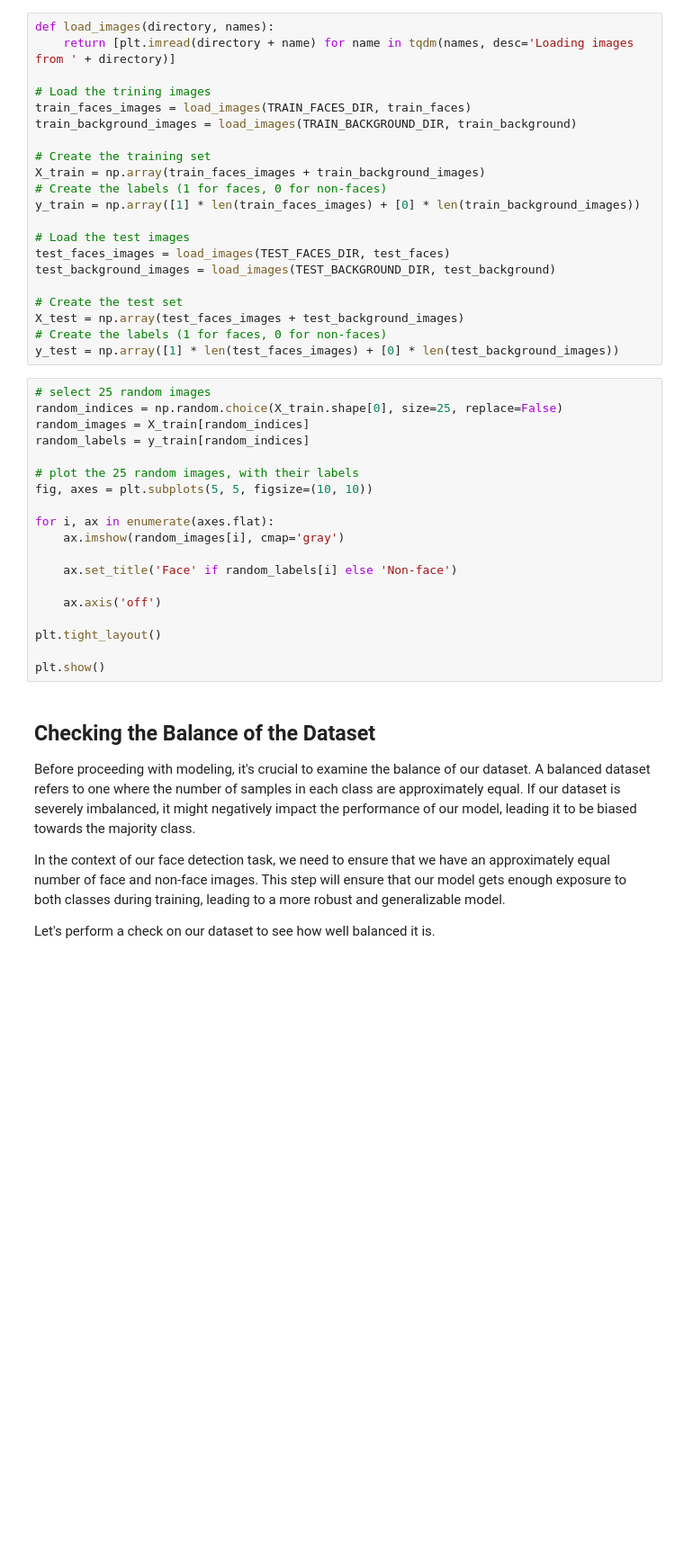
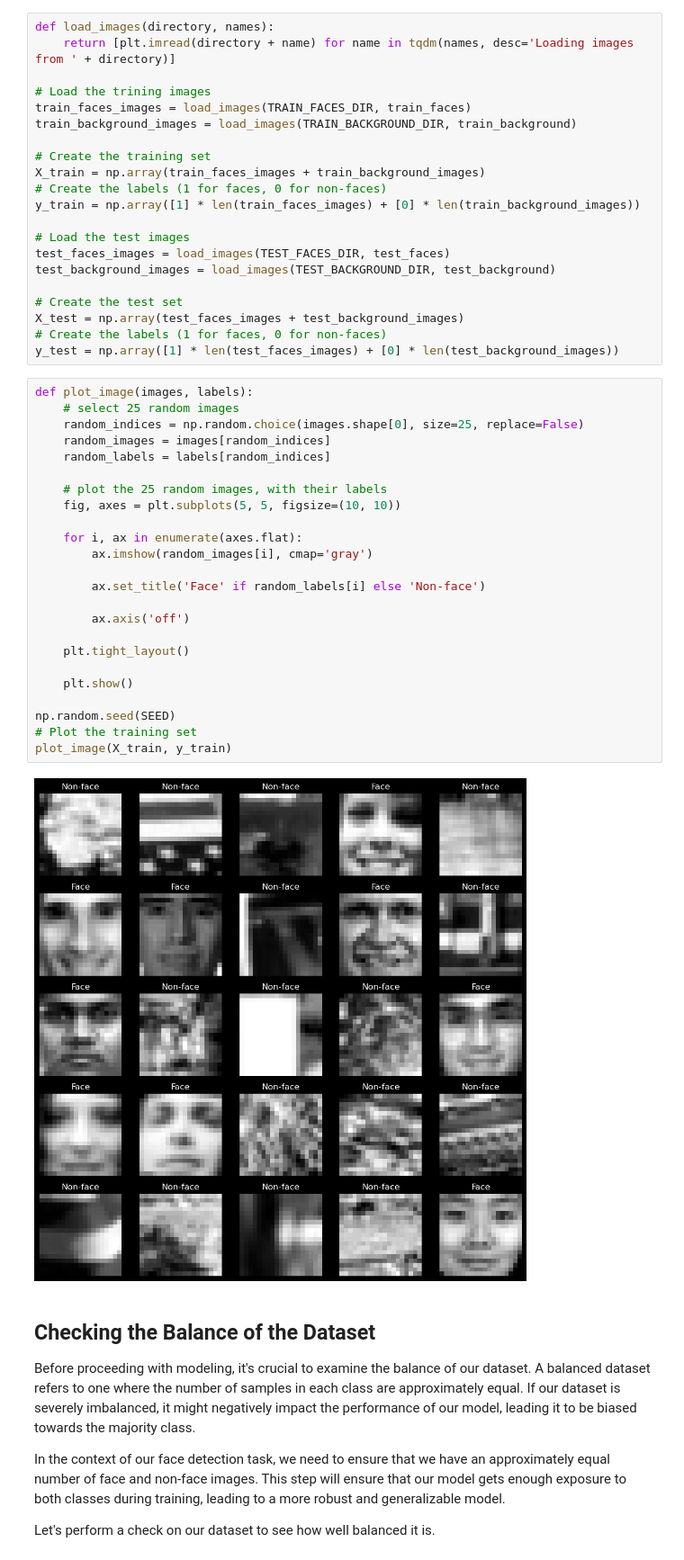
Before and after one commit to BRJoaquin/ml-ia-obligatorio, a Jupyter notebook: face_detector.ipynb, the cells around one changed output. Shown at 90% size. Cells and saved outputs as stored; diff of their text form; blank space fills up the shorter version.

```diff
--- a/face_detector.ipynb
+++ b/face_detector.ipynb
@@ -125,24 +123,31 @@ X_test = np.array(test_faces_images + test_background_images)
 # Create the labels (1 for faces, 0 for non-faces)
 y_test = np.array([1] * len(test_faces_images) + [0] * len(test_background_images))
 # %%
-# select 25 random images
-random_indices = np.random.choice(X_train.shape[0], size=25, replace=False)
-random_images = X_train[random_indices]
-random_labels = y_train[random_indices]
+def plot_image(images, labels):
+    # select 25 random images
+    random_indices = np.random.choice(images.shape[0], size=25, replace=False)
+    random_images = images[random_indices]
+    random_labels = labels[random_indices]
 
-# plot the 25 random images, with their labels
-fig, axes = plt.subplots(5, 5, figsize=(10, 10))
+    # plot the 25 random images, with their labels
+    fig, axes = plt.subplots(5, 5, figsize=(10, 10))
 
-for i, ax in enumerate(axes.flat):
-    ax.imshow(random_images[i], cmap='gray')
+    for i, ax in enumerate(axes.flat):
+        ax.imshow(random_images[i], cmap='gray')
 
-    ax.set_title('Face' if random_labels[i] else 'Non-face')
+        ax.set_title('Face' if random_labels[i] else 'Non-face')
 
-    ax.axis('off')
+        ax.axis('off')
 
-plt.tight_layout()
+    plt.tight_layout()
 
-plt.show()
+    plt.show()
+
+np.random.seed(SEED)
+# Plot the training set
+plot_image(X_train, y_train)
+# %% [output]
+[figure, added]
 # %% [markdown]
 ## Checking the Balance of the Dataset
 
```
Also changed, not shown: parts of 16 cells of this notebook.
